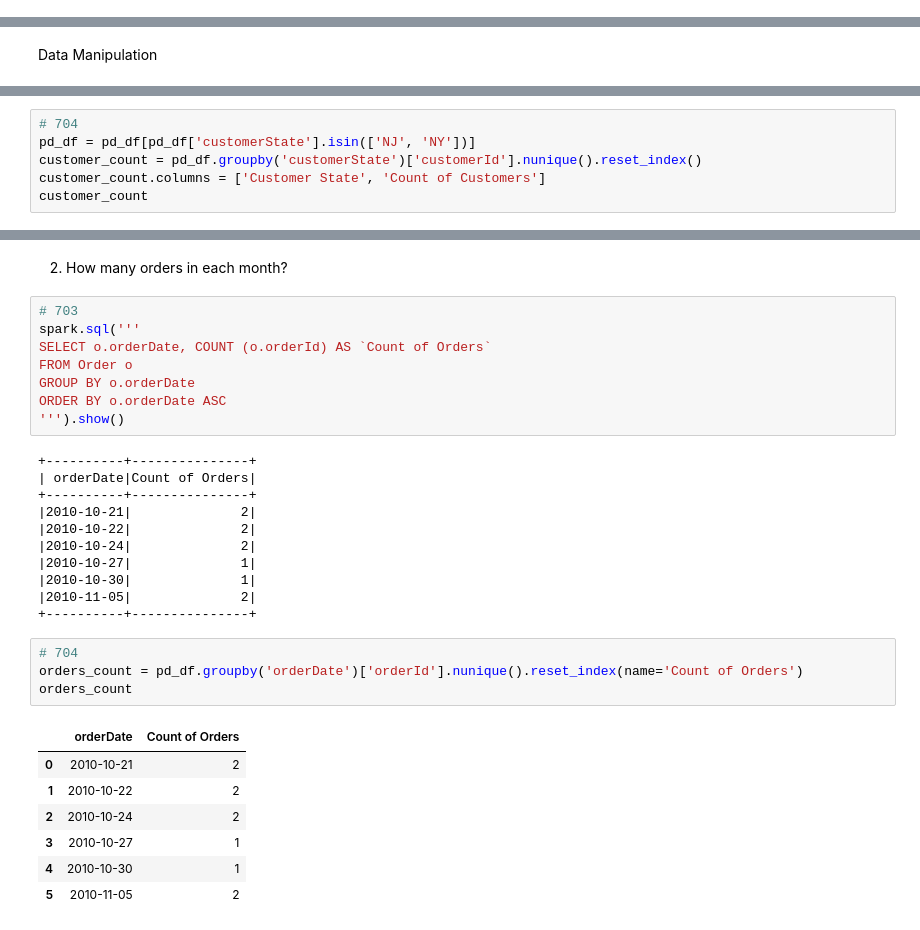
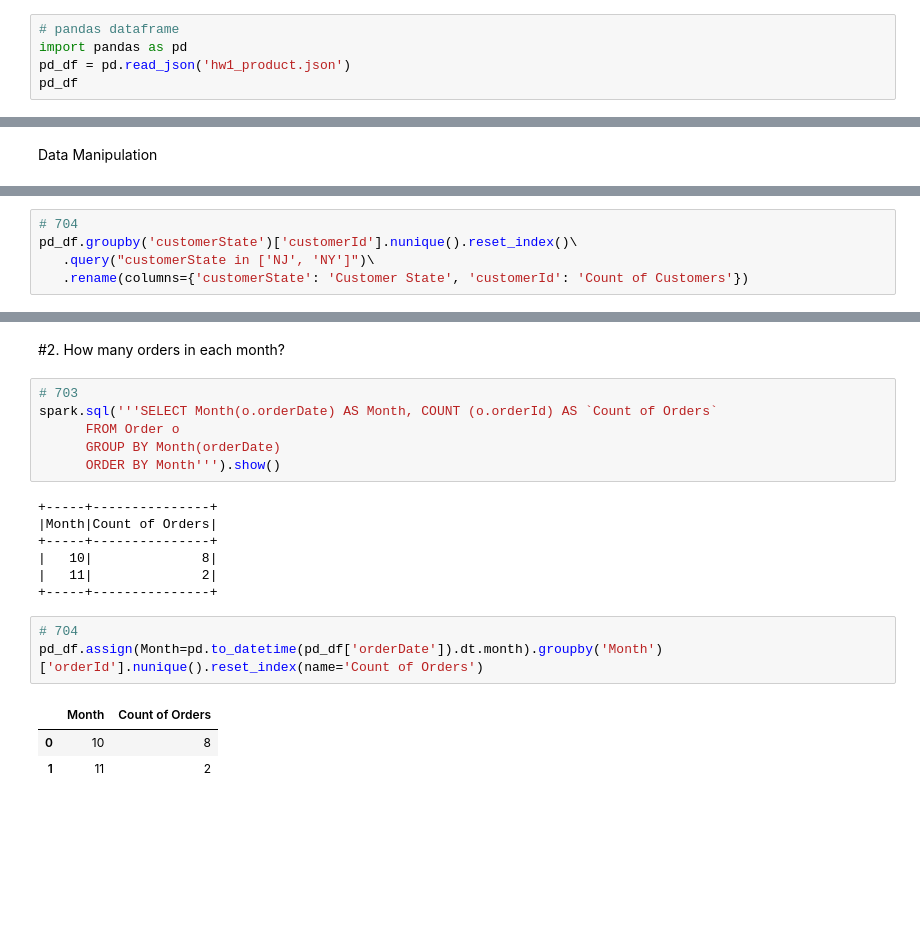
Before and after one commit to Ch256981/IMLP347, a Jupyter notebook: HW1_Ko_I_Hung.ipynb, the cells around one changed output, grey strips where cells are left out. Drawn from its saved outputs; the diff is of its cells as text; blank space fills up the shorter version.

```diff
--- a/HW1_Ko_I_Hung.ipynb
+++ b/HW1_Ko_I_Hung.ipynb
@@ -150,0 +244,5 @@ sp_df.show()
+# %%
+# pandas dataframe
+import pandas as pd
+pd_df = pd.read_json('hw1_product.json')
+pd_df
@@ -264,9 +402,8 @@ HAVING c.customerState IN ('NJ', 'NY')
 +--------------+------------------+
 # %%
 # 704
-pd_df = pd_df[pd_df['customerState'].isin(['NJ', 'NY'])]
-customer_count = pd_df.groupby('customerState')['customerId'].nunique().reset_index()
-customer_count.columns = ['Customer State', 'Count of Customers']
-customer_count
+pd_df.groupby('customerState')['customerId'].nunique().reset_index()\
+   .query("customerState in ['NJ', 'NY']")\
+   .rename(columns={'customerState': 'Customer State', 'customerId': 'Count of Customers'})
 # %% [output]
 |  | Customer State | Count of Customers |
@@ -292,35 +422,24 @@ customer_count.show()
 |            NY|                 1|
 +--------------+------------------+
 # %% [markdown]
-2. How many orders in each month?
+#2. How many orders in each month?
 # %%
 # 703
-spark.sql('''
-SELECT o.orderDate, COUNT (o.orderId) AS `Count of Orders`
-FROM Order o
-GROUP BY o.orderDate
-ORDER BY o.orderDate ASC
-''').show()
+spark.sql('''SELECT Month(o.orderDate) AS Month, COUNT (o.orderId) AS `Count of Orders`
+      FROM Order o
+      GROUP BY Month(orderDate)
+      ORDER BY Month''').show()
 # %% [output]
-+----------+---------------+
-| orderDate|Count of Orders|
-+----------+---------------+
-|2010-10-21|              2|
-|2010-10-22|              2|
-|2010-10-24|              2|
-|2010-10-27|              1|
-|2010-10-30|              1|
-|2010-11-05|              2|
-+----------+---------------+
++-----+---------------+
+|Month|Count of Orders|
++-----+---------------+
+|   10|              8|
+|   11|              2|
++-----+---------------+
 # %%
 # 704
-orders_count = pd_df.groupby('orderDate')['orderId'].nunique().reset_index(name='Count of Orders')
-orders_count
+pd_df.assign(Month=pd.to_datetime(pd_df['orderDate']).dt.month).groupby('Month')['orderId'].nunique().reset_index(name='Count of Orders')
 # %% [output]
-|  | orderDate | Count of Orders |
-| 0 | 2010-10-21 | 2 |
-| 1 | 2010-10-22 | 2 |
-| 2 | 2010-10-24 | 2 |
-| 3 | 2010-10-27 | 1 |
-| 4 | 2010-10-30 | 1 |
-| 5 | 2010-11-05 | 2 |
+|  | Month | Count of Orders |
+| 0 | 10 | 8 |
+| 1 | 11 | 2 |
```
Also changed, not shown: parts of 20 cells of this notebook.
